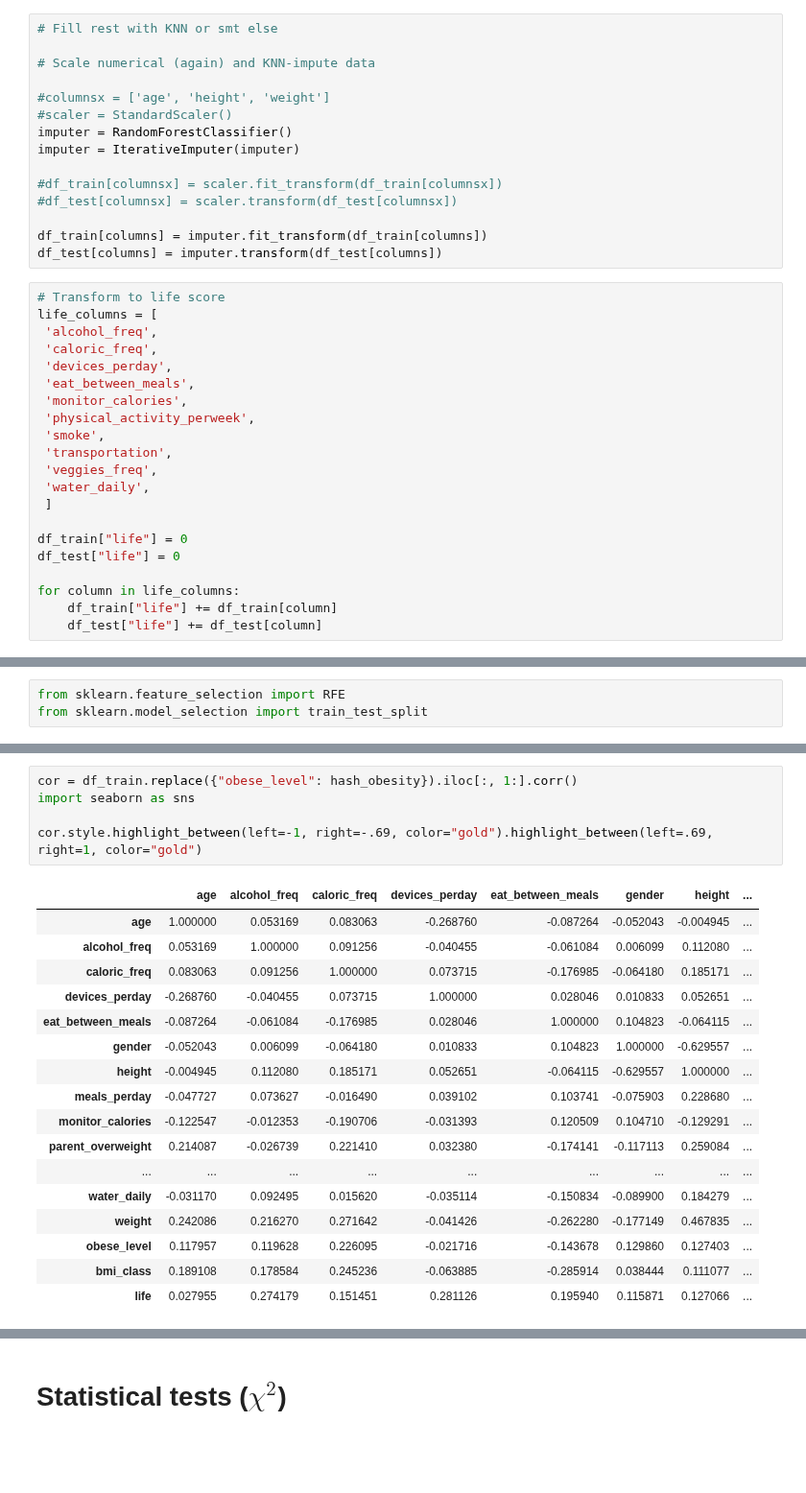
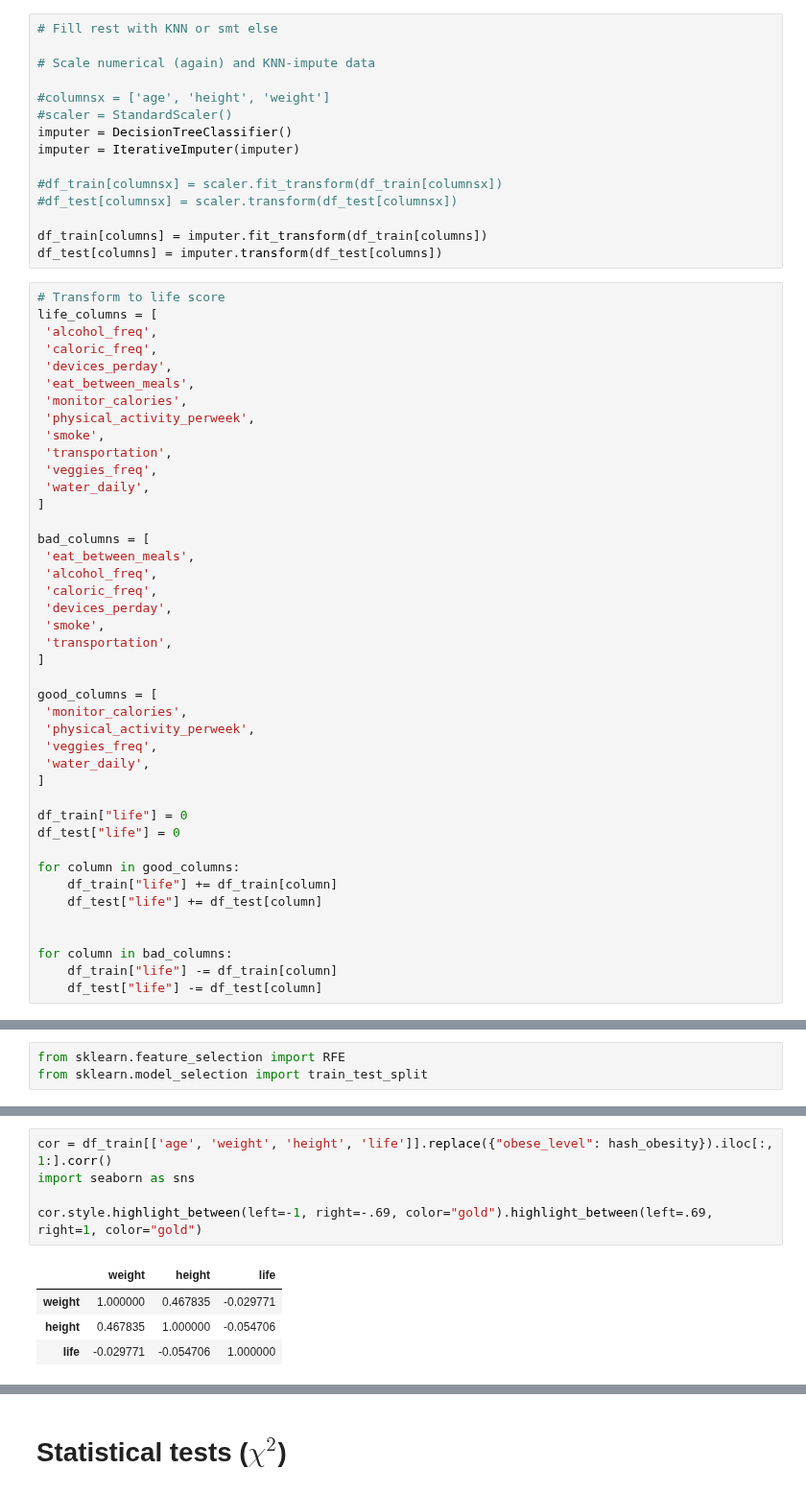
Before and after one commit to 0xMarc0s/IMS_ML_project, a Jupyter notebook: Preliminary Notebooks/preprocessing.ipynb, the cells around one changed output, grey strips where cells are left out. Shown at 96% size. Saved outputs shown, nothing was run; the diff lists cells and outputs as text; blank space fills up the shorter version.

```diff
--- a/Preliminary Notebooks/preprocessing.ipynb
+++ b/Preliminary Notebooks/preprocessing.ipynb
@@ -161,7 +161,7 @@ for target in columns:
 
 #columnsx = ['age', 'height', 'weight']
 #scaler = StandardScaler()
-imputer = RandomForestClassifier()
+imputer = DecisionTreeClassifier()
 imputer = IterativeImputer(imputer)
 
 #df_train[columnsx] = scaler.fit_transform(df_train[columnsx])
@@ -182,14 +182,35 @@ life_columns = [
  'transportation',
  'veggies_freq',
  'water_daily',
- ]
+]
+
+bad_columns = [
+ 'eat_between_meals',
+ 'alcohol_freq',
+ 'caloric_freq',
+ 'devices_perday',
+ 'smoke',
+ 'transportation',
+]
+
+good_columns = [
+ 'monitor_calories',
+ 'physical_activity_perweek',
+ 'veggies_freq',
+ 'water_daily',
+]
 
 df_train["life"] = 0
 df_test["life"] = 0
 
-for column in life_columns:
+for column in good_columns:
     df_train["life"] += df_train[column]
     df_test["life"] += df_test[column]
+
+
+for column in bad_columns:
+    df_train["life"] -= df_train[column]
+    df_test["life"] -= df_test[column]
 # %%
 hash_obesity = {
  'Normal_Weight': 1,
@@ -268,23 +450,10 @@ k=19: 0.9043659043659044
 # %%
-cor = df_train.replace({"obese_level": hash_obesity}).iloc[:, 1:].corr()
+cor = df_train[['age', 'weight', 'height', 'life']].replace({"obese_level": hash_obesity}).iloc[:, 1:].corr()
 import seaborn as sns
 
 cor.style.highlight_between(left=-1, right=-.69, color="gold").highlight_between(left=.69, right=1, color="gold")
 # %% [output]
-|  | age | alcohol_freq | caloric_freq | devices_perday | eat_between_meals | gender | height | ... |
-| age | 1.000000 | 0.053169 | 0.083063 | -0.268760 | -0.087264 | -0.052043 | -0.004945 | ... |
-| alcohol_freq | 0.053169 | 1.000000 | 0.091256 | -0.040455 | -0.061084 | 0.006099 | 0.112080 | ... |
-| caloric_freq | 0.083063 | 0.091256 | 1.000000 | 0.073715 | -0.176985 | -0.064180 | 0.185171 | ... |
-| devices_perday | -0.268760 | -0.040455 | 0.073715 | 1.000000 | 0.028046 | 0.010833 | 0.052651 | ... |
-| eat_between_meals | -0.087264 | -0.061084 | -0.176985 | 0.028046 | 1.000000 | 0.104823 | -0.064115 | ... |
-| gender | -0.052043 | 0.006099 | -0.064180 | 0.010833 | 0.104823 | 1.000000 | -0.629557 | ... |
-| height | -0.004945 | 0.112080 | 0.185171 | 0.052651 | -0.064115 | -0.629557 | 1.000000 | ... |
-| meals_perday | -0.047727 | 0.073627 | -0.016490 | 0.039102 | 0.103741 | -0.075903 | 0.228680 | ... |
-| monitor_calories | -0.122547 | -0.012353 | -0.190706 | -0.031393 | 0.120509 | 0.104710 | -0.129291 | ... |
-| parent_overweight | 0.214087 | -0.026739 | 0.221410 | 0.032380 | -0.174141 | -0.117113 | 0.259084 | ... |
-| ... | ... | ... | ... | ... | ... | ... | ... | ... |
-| water_daily | -0.031170 | 0.092495 | 0.015620 | -0.035114 | -0.150834 | -0.089900 | 0.184279 | ... |
-| weight | 0.242086 | 0.216270 | 0.271642 | -0.041426 | -0.262280 | -0.177149 | 0.467835 | ... |
-| obese_level | 0.117957 | 0.119628 | 0.226095 | -0.021716 | -0.143678 | 0.129860 | 0.127403 | ... |
-| bmi_class | 0.189108 | 0.178584 | 0.245236 | -0.063885 | -0.285914 | 0.038444 | 0.111077 | ... |
-| life | 0.027955 | 0.274179 | 0.151451 | 0.281126 | 0.195940 | 0.115871 | 0.127066 | ... |
+|  | weight | height | life |
+| weight | 1.000000 | 0.467835 | -0.029771 |
+| height | 0.467835 | 1.000000 | -0.054706 |
+| life | -0.029771 | -0.054706 | 1.000000 |
```
Also changed, not shown: parts of 20 cells of this notebook, 1 other file.
